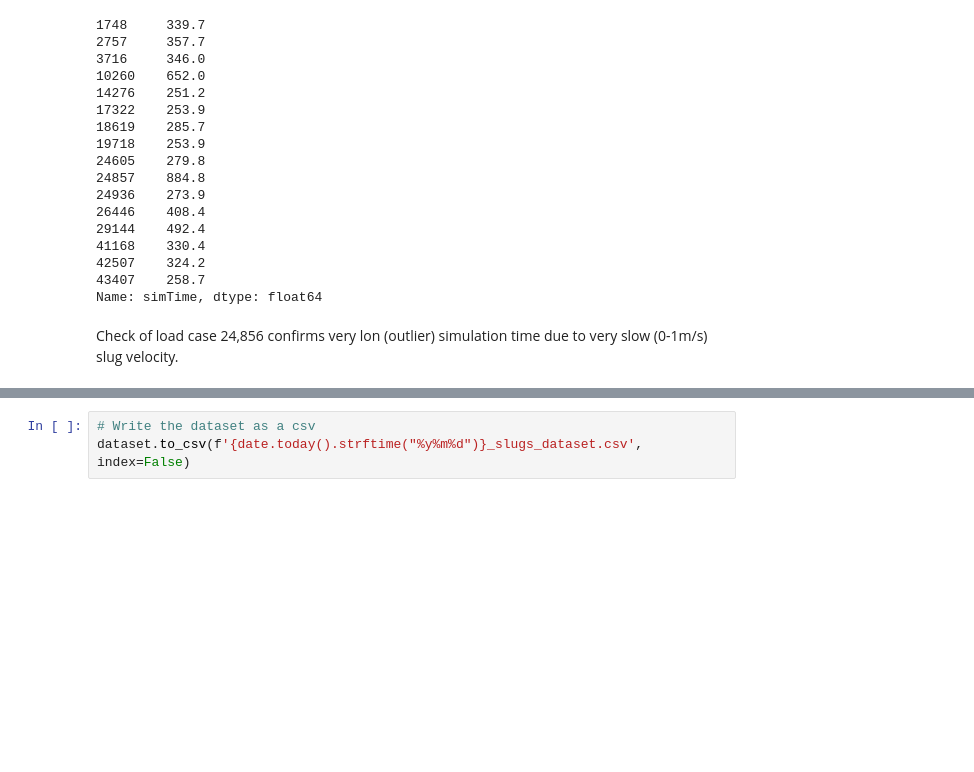
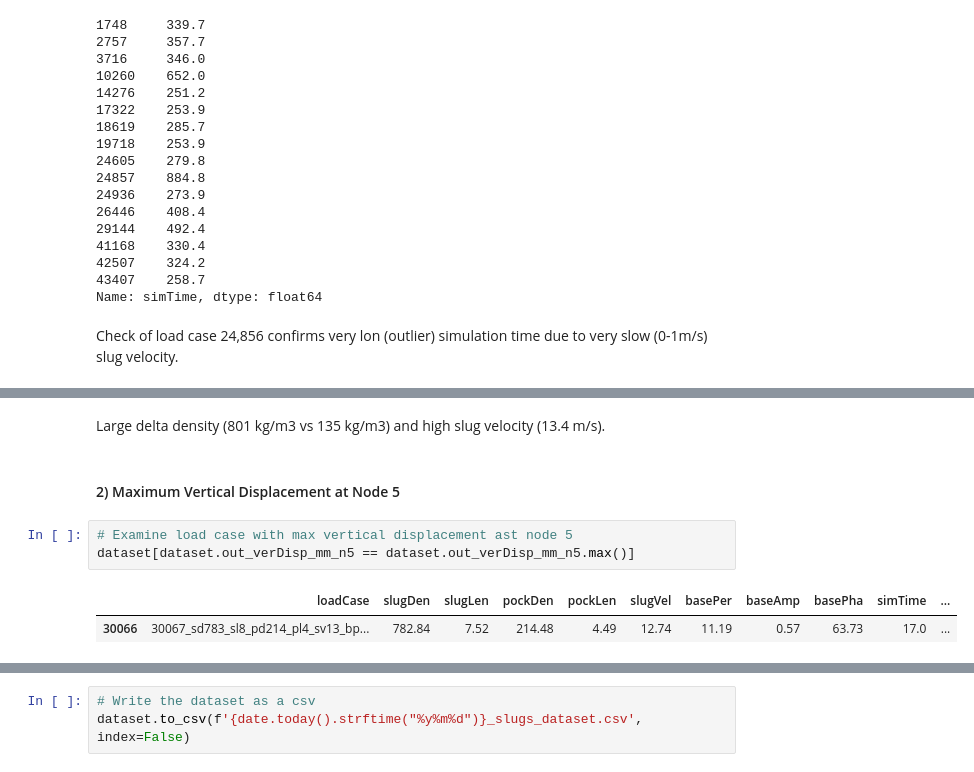
Before and after one commit to 3minuterecord/slug_spools, a Jupyter notebook: collate_fea_results.ipynb, the cells around one changed output, grey strips where cells are left out. Cells and saved outputs as stored; diff of their text form; blank space fills up the shorter version.

```diff
--- a/collate_fea_results.ipynb
+++ b/collate_fea_results.ipynb
@@ -197,0 +210,10 @@ date.today().strftime("%y%m%d")
+# %% [markdown]
+Large delta density (801 kg/m3 vs 135 kg/m3) and high slug velocity (13.4 m/s).
+# %% [markdown]
+#### 2) Maximum Vertical Displacement at Node 5
+# %%
+# Examine load case with max vertical displacement ast node 5
+dataset[dataset.out_verDisp_mm_n5 == dataset.out_verDisp_mm_n5.max()]
+# %% [output]
+|  | loadCase | slugDen | slugLen | pockDen | pockLen | slugVel | basePer | baseAmp | basePha | simTime | ... |
+| 30066 | 30067_sd783_sl8_pd214_pl4_sv13_bp... | 782.84 | 7.52 | 214.48 | 4.49 | 12.74 | 11.19 | 0.57 | 63.73 | 17.0 | ... |
```
Also changed, not shown: parts of 16 cells of this notebook, 1 other file.
